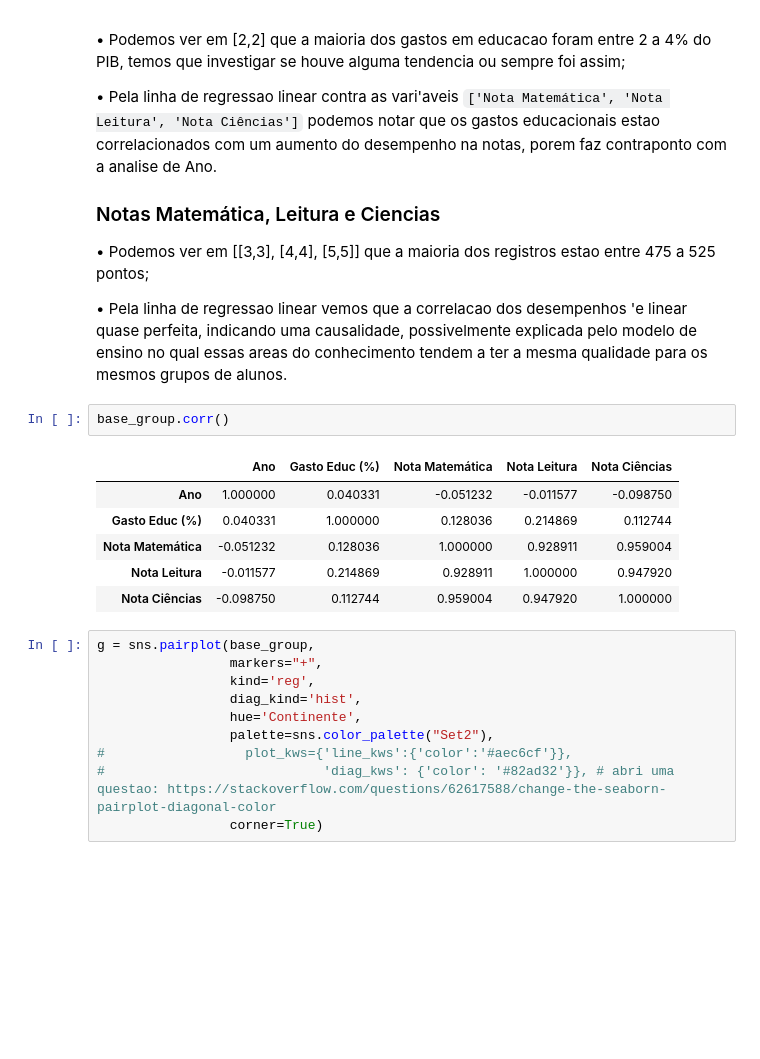
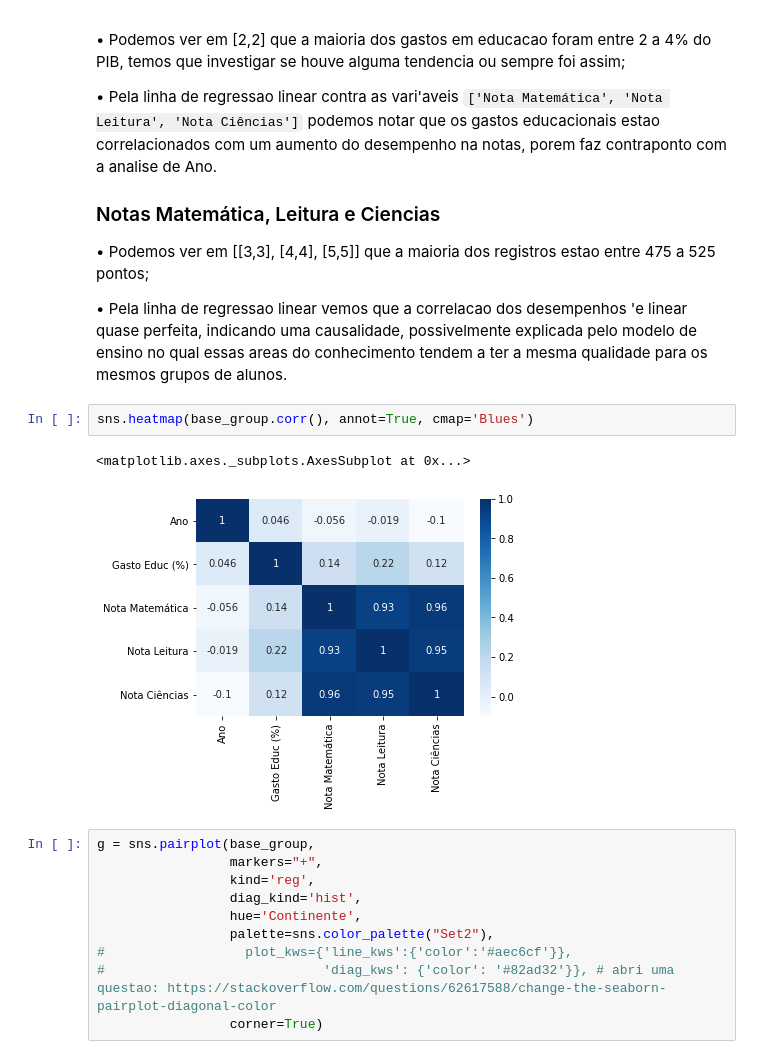
Before and after one commit to kojabawa/exploratory_data_analysis, a Jupyter notebook: EDA/Trabalho Asla.ipynb, the cells around one changed output. Cells and saved outputs as stored; diff of their text form; blank space fills up the shorter version.

```diff
--- a/EDA/Trabalho Asla.ipynb
+++ b/EDA/Trabalho Asla.ipynb
@@ -235,15 +231,11 @@ g = sns.pairplot(base_group,
   • Podemos ver em [[3,3], [4,4], [5,5]] que a maioria dos registros estao entre 475 a 525 pontos;
 
   • Pela linha de regressao linear vemos que a correlacao dos desempenhos 'e linear quase perfeita, indicando uma causalidade, possivelmente explicada pelo modelo de ensino no qual essas areas do conhecimento tendem a ter a mesma qualidade para os mesmos grupos de alunos.
-# %%
-base_group.corr()
-# %% [output]
-|  | Ano | Gasto Educ (%) | Nota Matemática | Nota Leitura | Nota Ciências |
-| Ano | 1.000000 | 0.040331 | -0.051232 | -0.011577 | -0.098750 |
-| Gasto Educ (%) | 0.040331 | 1.000000 | 0.128036 | 0.214869 | 0.112744 |
-| Nota Matemática | -0.051232 | 0.128036 | 1.000000 | 0.928911 | 0.959004 |
-| Nota Leitura | -0.011577 | 0.214869 | 0.928911 | 1.000000 | 0.947920 |
-| Nota Ciências | -0.098750 | 0.112744 | 0.959004 | 0.947920 | 1.000000 |
+# %%
+sns.heatmap(base_group.corr(), annot=True, cmap='Blues')
+# %% [output]
+<matplotlib.axes._subplots.AxesSubplot at 0x...>
+[figure, added]
 # %%
 g = sns.pairplot(base_group,
                  markers="+",
```
Also changed, not shown: parts of 3 cells of this notebook.
